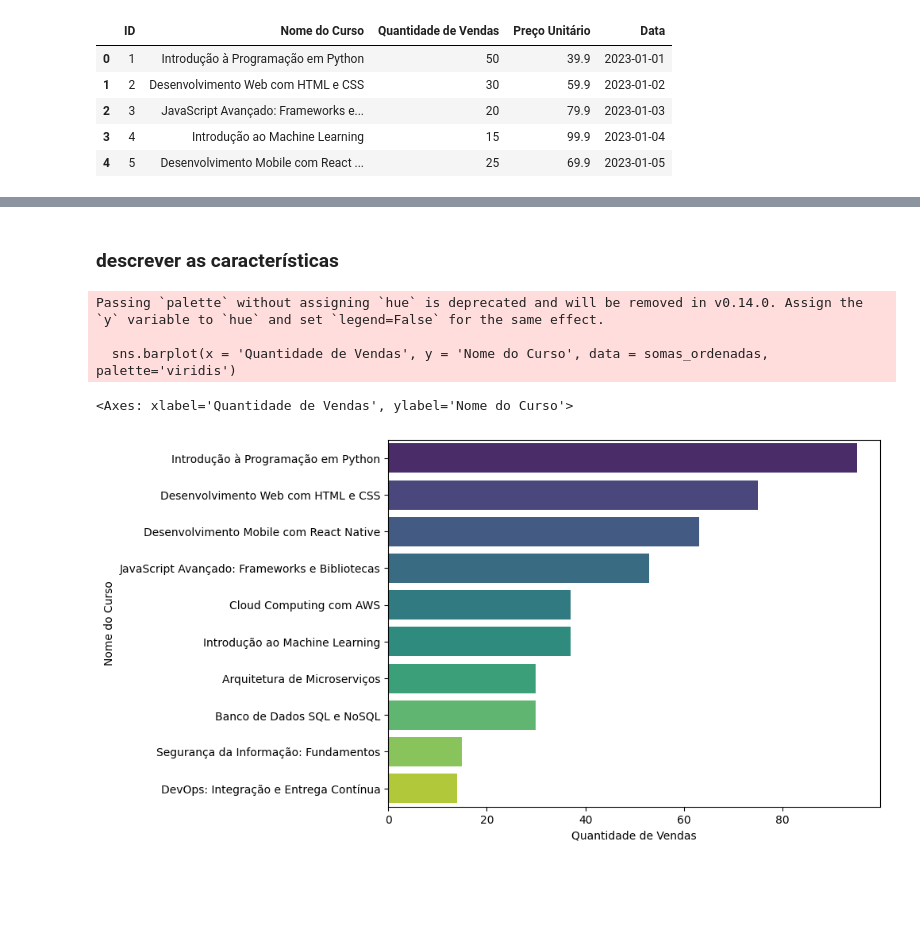
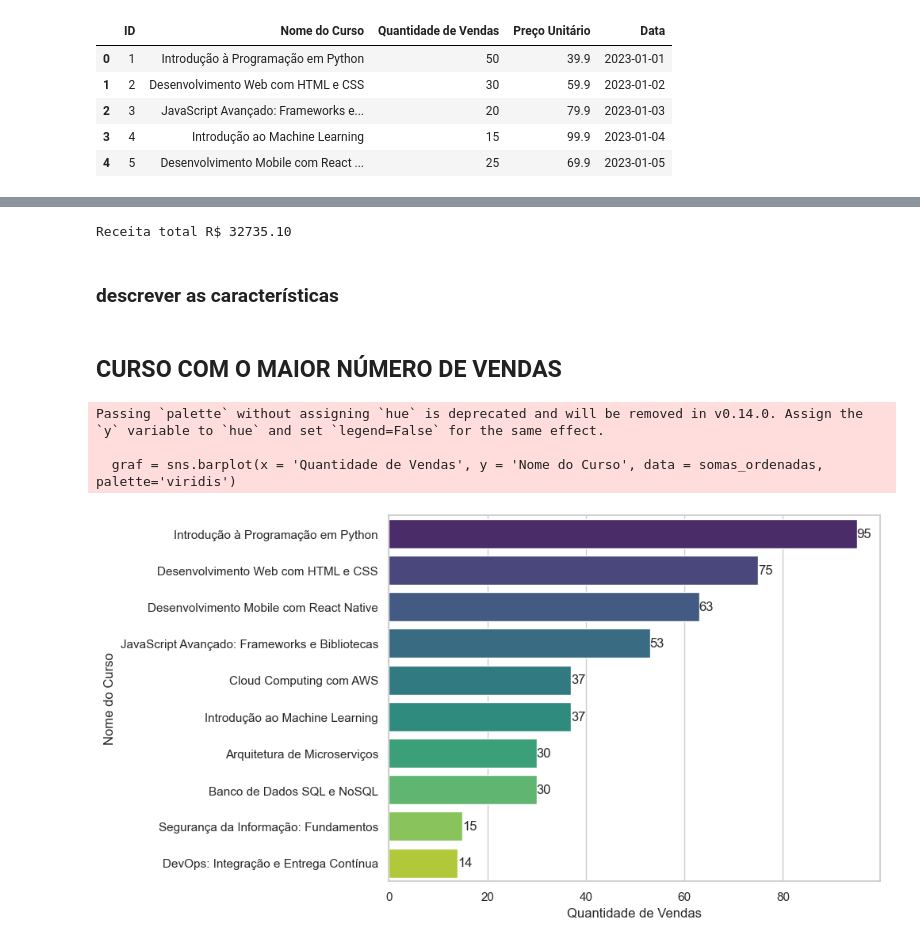
Before and after one commit to anakindinger/TrilhaDadosJR-JUN15, a Jupyter notebook: etl.ipynb, the cells around one changed output, grey strips where cells are left out. Saved outputs shown, nothing was run; the diff lists cells and outputs as text; code cells hidden in the pictures; blank space fills up the shorter version.

```diff
--- a/etl.ipynb
+++ b/etl.ipynb
@@ -43,14 +45,27 @@ memory usage: 1.1+ KB
+# %%
+#Criando uma nova coluna com os valor da receita por dia
+dados['receita_dia'] = dados['Preço Unitário']*dados['Quantidade de Vendas']
+
+#usando o metodo sum da biblioteca pandas para somar a receita total
+receita_total = dados['receita_dia'].sum()
+print(f"Receita total R$ {receita_total:.2f}")
+# %% [output]
+Receita total R$ 32735.10
 # %% [markdown]
 ### descrever as características
+# %% [markdown]
+## CURSO COM O MAIOR NÚMERO DE VENDAS
 # %%
 #gráfico de vendas totais por  curso
 somas = dados.groupby('Nome do Curso').agg({'Quantidade de Vendas':'sum'}).round(0).reset_index()
 somas_ordenadas = somas.sort_values(by='Quantidade de Vendas', ascending=False)
+
 plt.figure(figsize=(8, 6))
-sns.barplot(x = 'Quantidade de Vendas', y = 'Nome do Curso', data = somas_ordenadas, palette='viridis')
+graf = sns.barplot(x = 'Quantidade de Vendas', y = 'Nome do Curso', data = somas_ordenadas, palette='viridis')
+for i in graf.containers:
+    graf.bar_label(i, fmt='%.0f', label_type='edge')
 # %% [output]
 Passing `palette` without assigning `hue` is deprecated and will be removed in v0.14.0. Assign the `y` variable to `hue` and set `legend=False` for the same effect.
 
-  sns.barplot(x = 'Quantidade de Vendas', y = 'Nome do Curso', data = somas_ordenadas, palette='viridis')
+  graf = sns.barplot(x = 'Quantidade de Vendas', y = 'Nome do Curso', data = somas_ordenadas, palette='viridis')
-<Axes: xlabel='Quantidade de Vendas', ylabel='Nome do Curso'>
-[figure, old version]
+[figure, new version]
```
Also changed, not shown: parts of 6 cells of this notebook.
